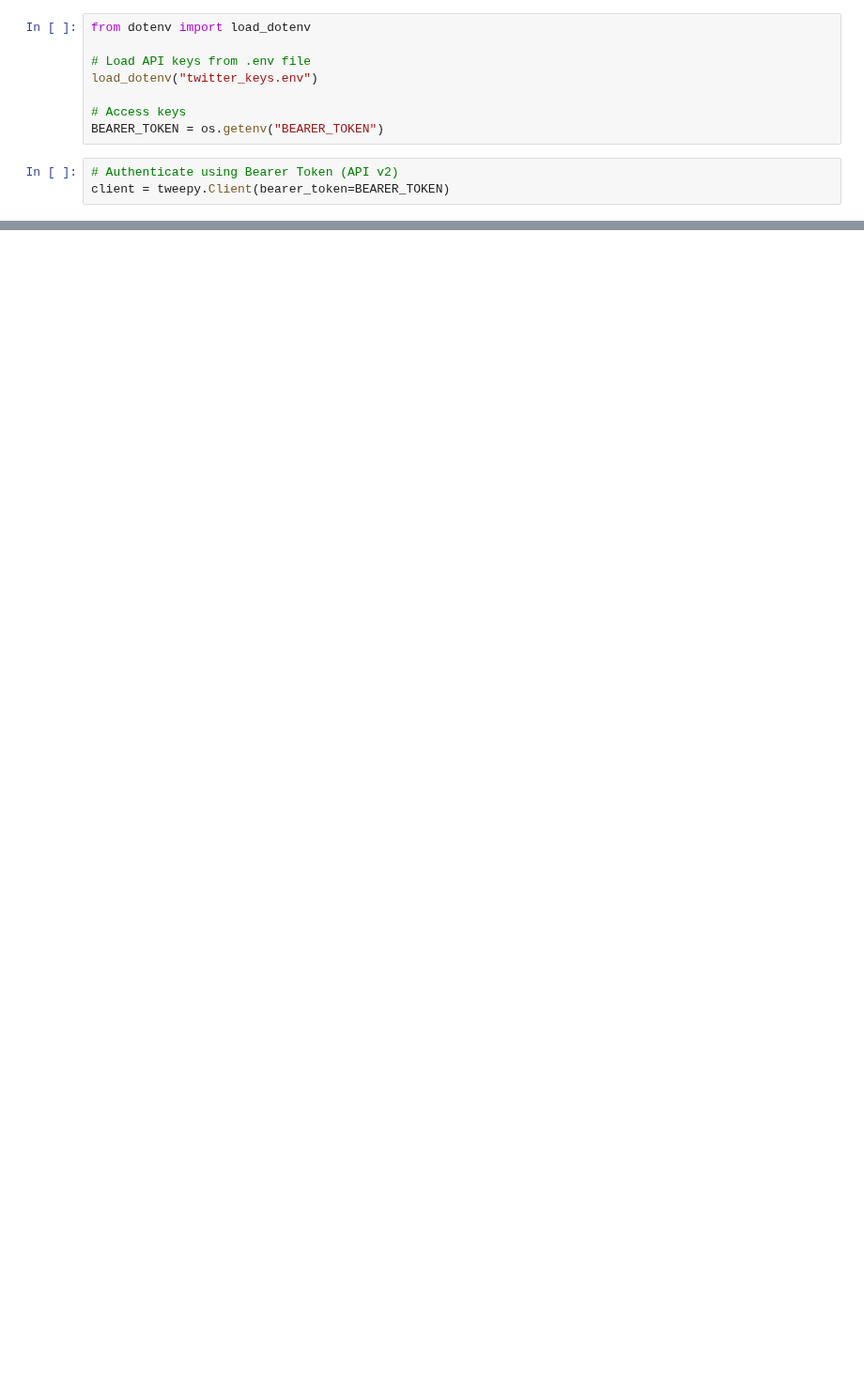
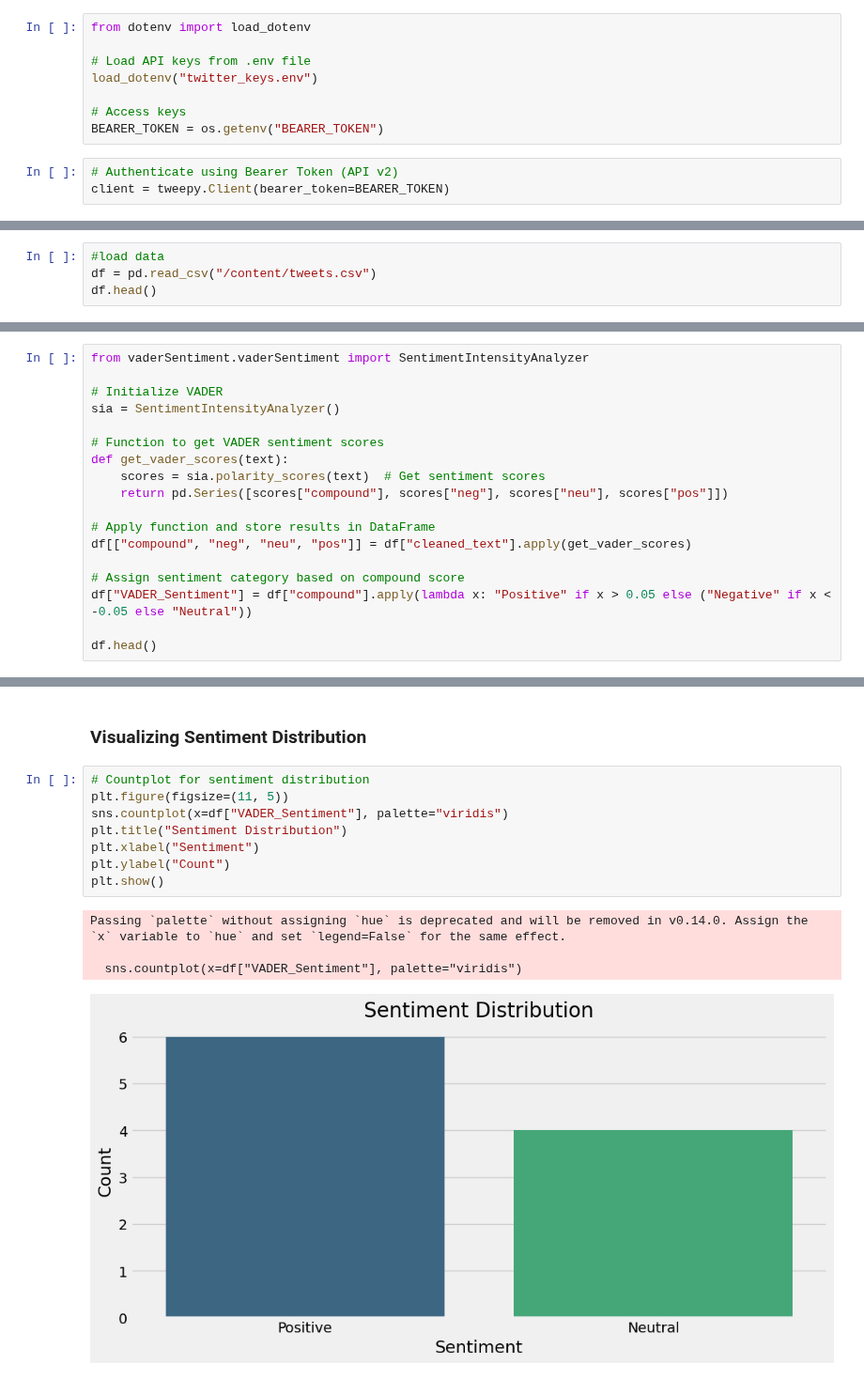
Before and after one commit to bonareri/Cryptocurrency-Price-Prediction-, a Jupyter notebook: sentiment_analysis.ipynb, the cells around one changed output, grey strips where cells are left out. Shown at 94% size. Drawn from its saved outputs; the diff is of its cells as text; blank space fills up the shorter version.

Commit message:
Sentiment Analysis

```diff
--- a/sentiment_analysis.ipynb
+++ b/sentiment_analysis.ipynb
@@ -81,0 +125,4 @@ NameError: name 'tweet_data' is not defined
+# %%
+#load data
+df = pd.read_csv("/content/tweets.csv")
+df.head()
@@ -95,0 +203,18 @@ NameError: name 'raw_tweets' is not defined
+# %%
+from vaderSentiment.vaderSentiment import SentimentIntensityAnalyzer
+
+# Initialize VADER
+sia = SentimentIntensityAnalyzer()
+
+# Function to get VADER sentiment scores
+def get_vader_scores(text):
+    scores = sia.polarity_scores(text)  # Get sentiment scores
+    return pd.Series([scores["compound"], scores["neg"], scores["neu"], scores["pos"]])
+
+# Apply function and store results in DataFrame
+df[["compound", "neg", "neu", "pos"]] = df["cleaned_text"].apply(get_vader_scores)
+
+# Assign sentiment category based on compound score
+df["VADER_Sentiment"] = df["compound"].apply(lambda x: "Positive" if x > 0.05 else ("Negative" if x < -0.05 else "Neutral"))
+
+df.head()
@@ -95,0 +228,15 @@ NameError: name 'raw_tweets' is not defined
+# %% [markdown]
+### Visualizing Sentiment Distribution
+# %%
+# Countplot for sentiment distribution
+plt.figure(figsize=(11, 5))
+sns.countplot(x=df["VADER_Sentiment"], palette="viridis")
+plt.title("Sentiment Distribution")
+plt.xlabel("Sentiment")
+plt.ylabel("Count")
+plt.show()
+# %% [output]
+Passing `palette` without assigning `hue` is deprecated and will be removed in v0.14.0. Assign the `x` variable to `hue` and set `legend=False` for the same effect.
+
+  sns.countplot(x=df["VADER_Sentiment"], palette="viridis")
+[figure, added]
```
Also changed, not shown: parts of 32 cells of this notebook.
